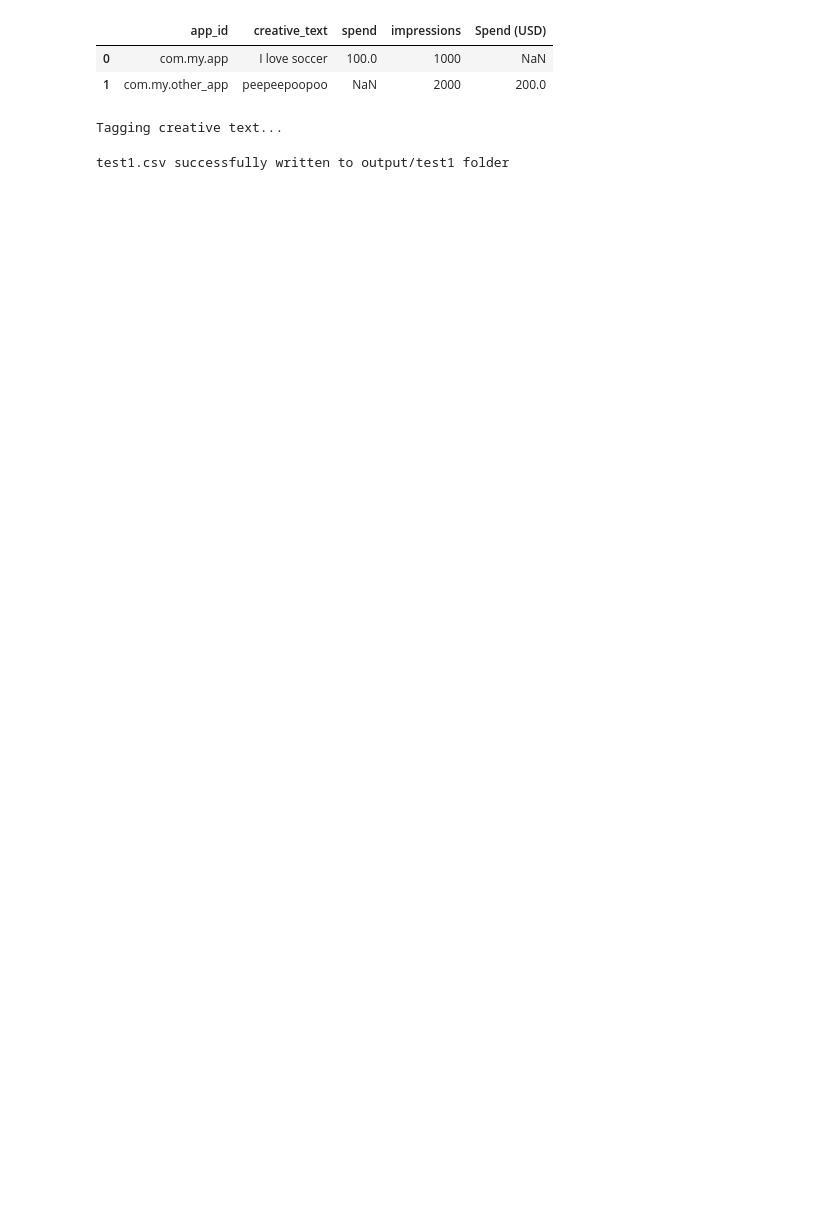
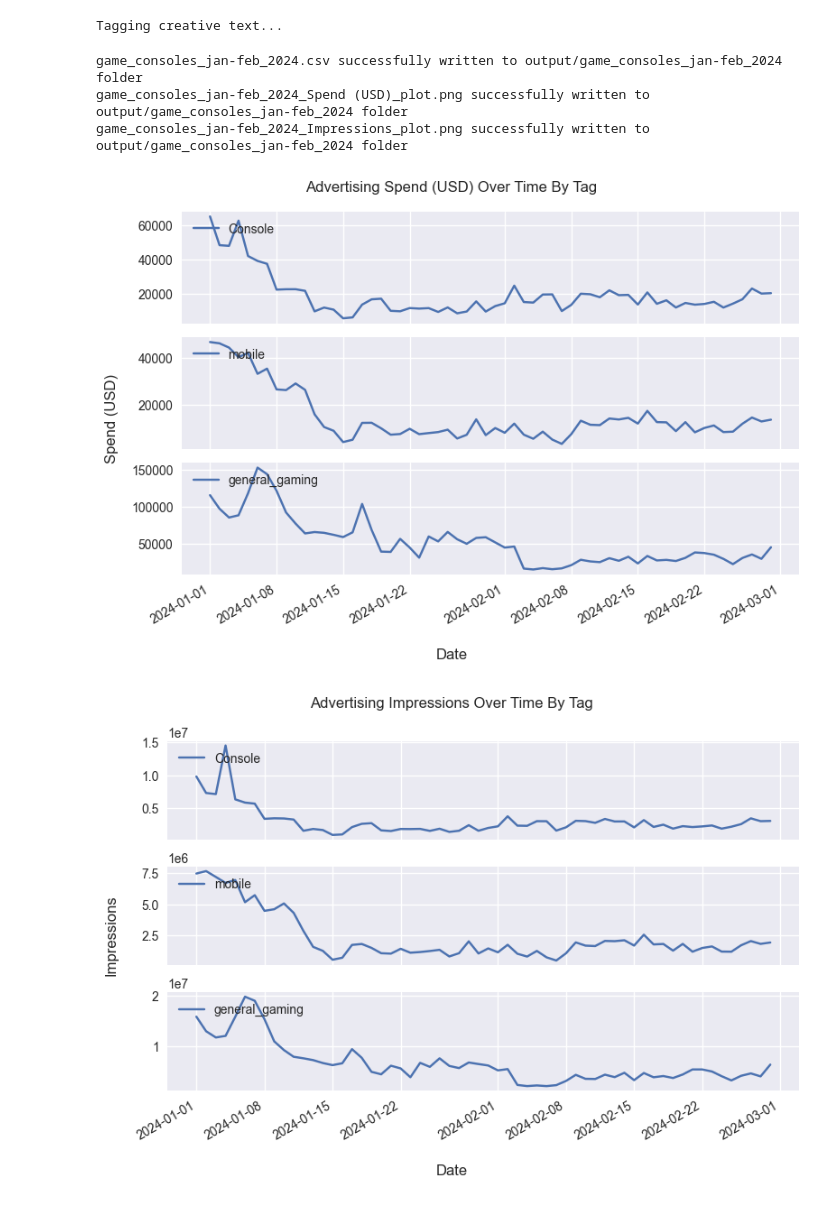
Before and after one commit to BrandonCuy/pathmatics_creative_text_tagger_v2, a Jupyter notebook: notebooks/test_notebook.ipynb, the cells around one changed output. Saved outputs shown, nothing was run; the diff lists cells and outputs as text; code cells hidden in the pictures; blank space fills up the shorter version.

Commit message:
Added chart_data() method

```diff
--- a/notebooks/test_notebook.ipynb
+++ b/notebooks/test_notebook.ipynb
@@ -28,20 +9,25 @@ EmptyDataError: All inputted csvs are empty.
-# %%
-df
-# %% [output]
-|  | app_id | creative_text | spend | impressions | Spend (USD) |
-| 0 | com.my.app | I love soccer | 100.0 | 1000 | NaN |
-| 1 | com.my.other_app | peepeepoopoo | NaN | 2000 | 200.0 |
-# %%
-# filepaths = [
-#     "data\Gaming-Publishers-Monthly-Jan-2024.csv",
-#     "data\Gaming-Publishers-Monthly-Feb-2024.csv"
-#     ]
-
-tagger.get_tagged_creative_text_csv(
-    file_path_list=filepaths,
-    output_file_name="test1",
-    creative_text_column_name="creative_text"
-)
-# %% [output]
-Tagging creative text...
-test1.csv successfully written to output/test1 folder
+# %%
+tags = {
+    "Console": ["console", "playstation", "xbox"],
+    "mobile": ["phone", "ios", "android"],
+    "general_gaming": ["gaming", "game", "games"]
+}
+
+tagger = PathmaticsCreativeText2(tags)
+
+filepaths = [
+    "data/Game-Consoles-Daily-Jan-2024.csv",
+    "data/Game-Consoles-Daily-Feb-2024.csv"
+    ]
+# %%
+tagger.get_tagged_creative_text_csv(
+    file_path_list=filepaths,
+    output_file_name="game_consoles_jan-feb_2024"
+)
+# %% [output]
+Tagging creative text...
+game_consoles_jan-feb_2024.csv successfully written to output/game_consoles_jan-feb_2024 folder
+game_consoles_jan-feb_2024_Spend (USD)_plot.png successfully written to output/game_consoles_jan-feb_2024 folder
+game_consoles_jan-feb_2024_Impressions_plot.png successfully written to output/game_consoles_jan-feb_2024 folder
+[figure, added]
+[figure, added]
```
Also changed, not shown: parts of 4 cells of this notebook, 1 other file.
